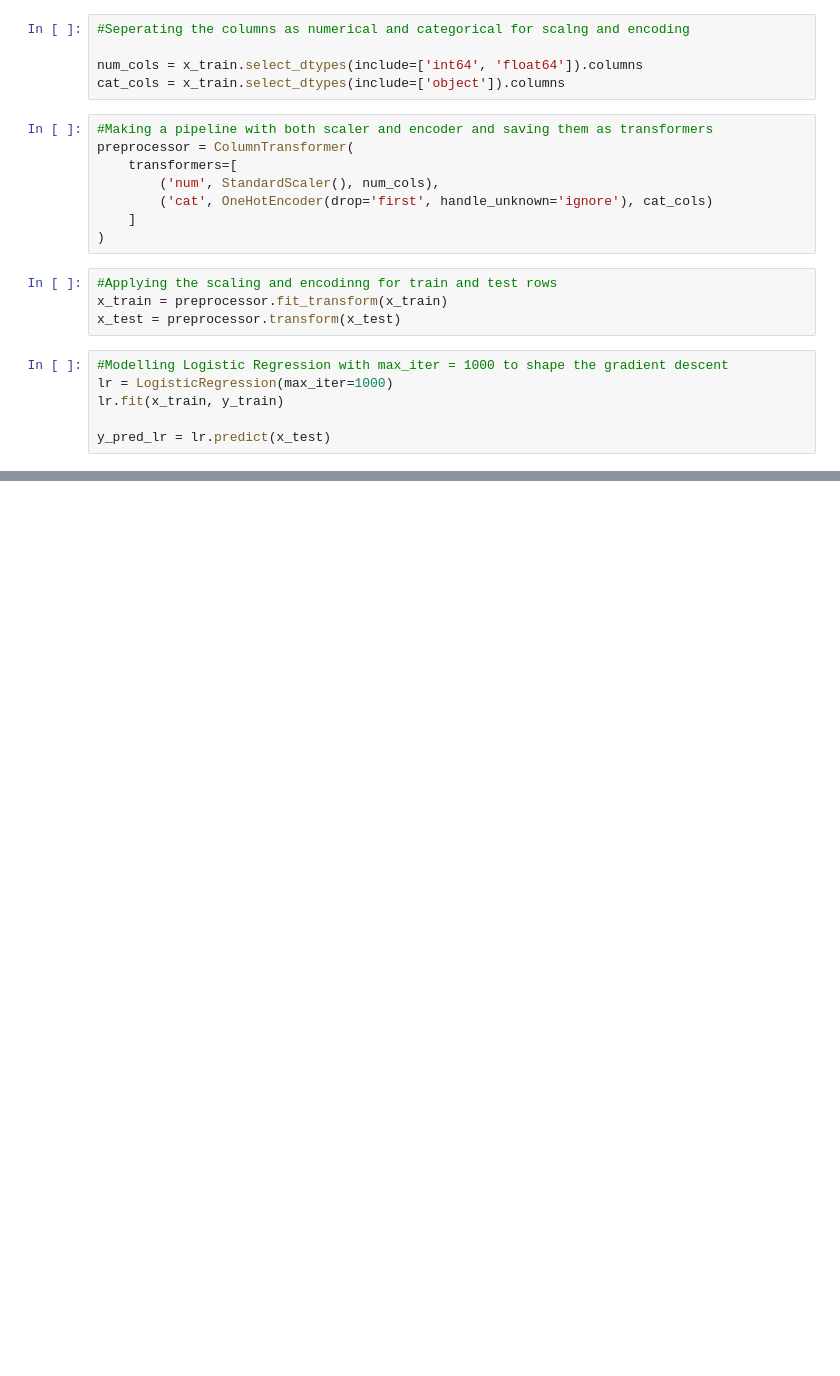
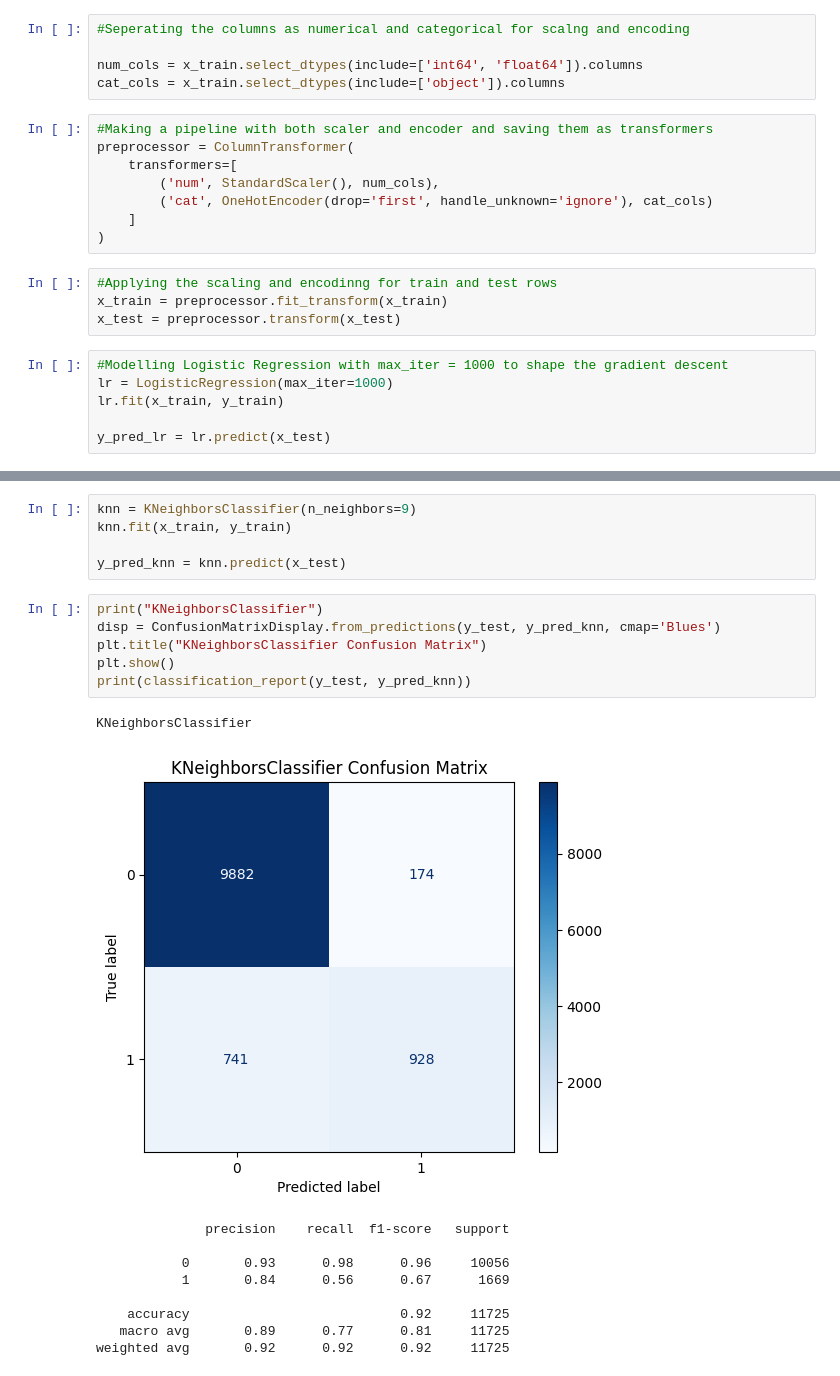
Before and after one commit to abdulraheem05/Loan-Approval, a Jupyter notebook: Notebook_2.ipynb, the cells around one changed output, grey strips where cells are left out. Cells and saved outputs as stored; diff of their text form; blank space fills up the shorter version.

```diff
--- a/Notebook_2.ipynb
+++ b/Notebook_2.ipynb
@@ -82,0 +105,22 @@ weighted avg       0.89      0.90      0.88     11725
+# %%
+knn = KNeighborsClassifier(n_neighbors=9)
+knn.fit(x_train, y_train)
+
+y_pred_knn = knn.predict(x_test)
+# %%
+print("KNeighborsClassifier")
+disp = ConfusionMatrixDisplay.from_predictions(y_test, y_pred_knn, cmap='Blues')
+plt.title("KNeighborsClassifier Confusion Matrix")
+plt.show()
+print(classification_report(y_test, y_pred_knn))
+# %% [output]
+KNeighborsClassifier
+[figure, added]
+              precision    recall  f1-score   support
+
+           0       0.93      0.98      0.96     10056
+           1       0.84      0.56      0.67      1669
+
+    accuracy                           0.92     11725
+   macro avg       0.89      0.77      0.81     11725
+weighted avg       0.92      0.92      0.92     11725
```
Also changed, not shown: parts of 6 cells of this notebook.
